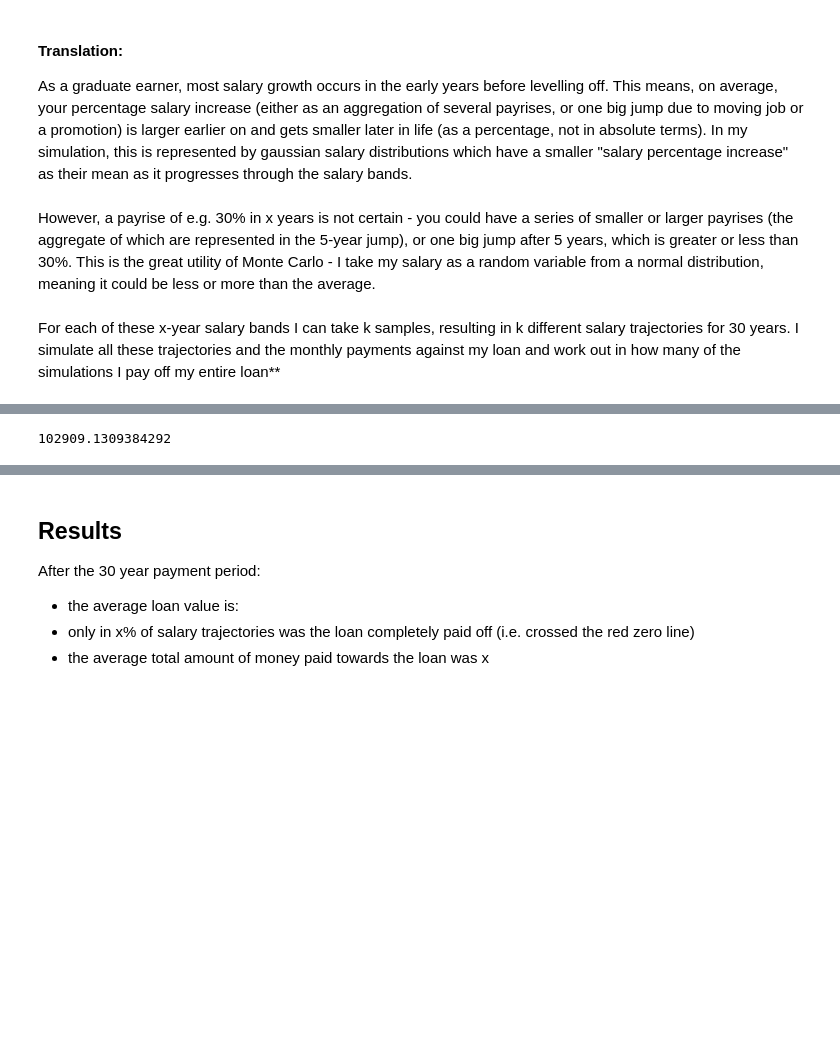
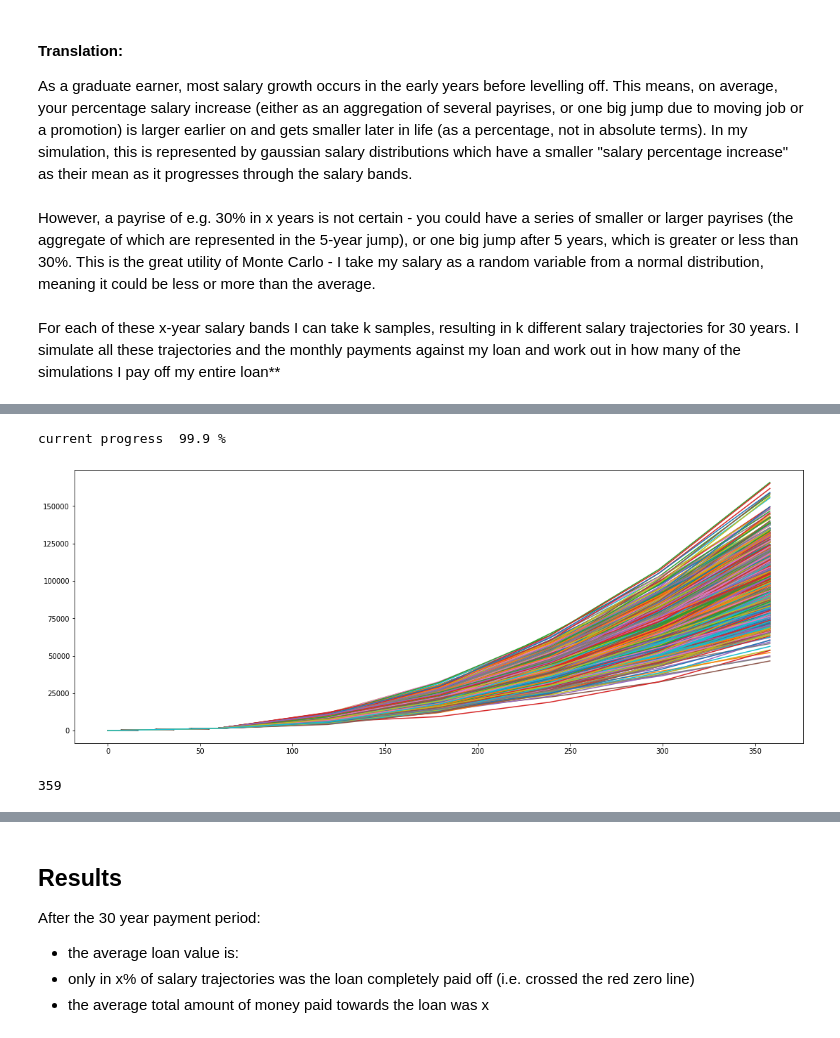
Before and after one commit to lvassor/student_finance_simulation, a Jupyter notebook: notebooks/payoffSimulation_blog_style.ipynb, the cells around one changed output, grey strips where cells are left out. Cells and saved outputs as stored; diff of their text form; code cells hidden in the pictures; blank space fills up the shorter version.

```diff
--- a/notebooks/payoffSimulation_blog_style.ipynb
+++ b/notebooks/payoffSimulation_blog_style.ipynb
@@ -405,4 +385,40 @@ KeyboardInterrupt:
-# %%
-np.mean(total_payments)
-# %% [output]
-102909.1309384292
+# %%
+for column in range(sims):
+    clear_output(wait=True)
+#     print(monte_carlo_increases[column])
+    sim, sal, net_payments = simulate_lifetime_earnings(grossSalaryPA = startingSal,
+                                    N = 30,
+                                    principal = graduate_amount(simEnd = "employment", employmentStart = "2019-10-07", myPayments = myPayments),
+                                    employment_start = "2019-10-07",
+                                    method = "monte carlo",
+                                    increases = monte_carlo_increases[column])
+    end_values.append(sim[-1])
+    total_payments.append(net_payments)
+    print("current progress ", np.round(column/sims *100, 2), "%")
+#     col = next(cycol)
+#     ax[1].plot(sal, label = "Salary")#, color=col)
+    ax.plot(net_payments, label = "Net value of Student Loan")#,color=col)
+
+# handles, labels = plt.gca().get_legend_handles_labels()
+# by_label = dict(zip(labels, handles))
+# # plt.legend(by_label.values(), by_label.keys());
+# # plt.grid()
+# # plt.legend(loc="best");
+# ax[0].annotate('Starting loan value', xy=(0, 50000),  xycoords='data',
+#             xytext=(0.16, 0.65), textcoords='axes fraction',
+#             arrowprops=dict(facecolor='black', shrink=0.05),
+#             horizontalalignment='right', verticalalignment='top',
+#             )
+# ax[1].annotate('Starting salary', xy=(0, 30000),  xycoords='data',
+#             xytext=(0.15, 0.19), textcoords='axes fraction',
+#             arrowprops=dict(facecolor='black', shrink=0.05),
+#             horizontalalignment='right', verticalalignment='top',
+#             )
+# fig.savefig(os.path.join('..','results','simulations.png'), dpi=600)
+# %% [output]
+current progress  99.9 %
+[figure, added]
+# %%
+len(net_payments)
+# %% [output]
+359
```
Also changed, not shown: parts of 7 cells of this notebook, 10 other files.
